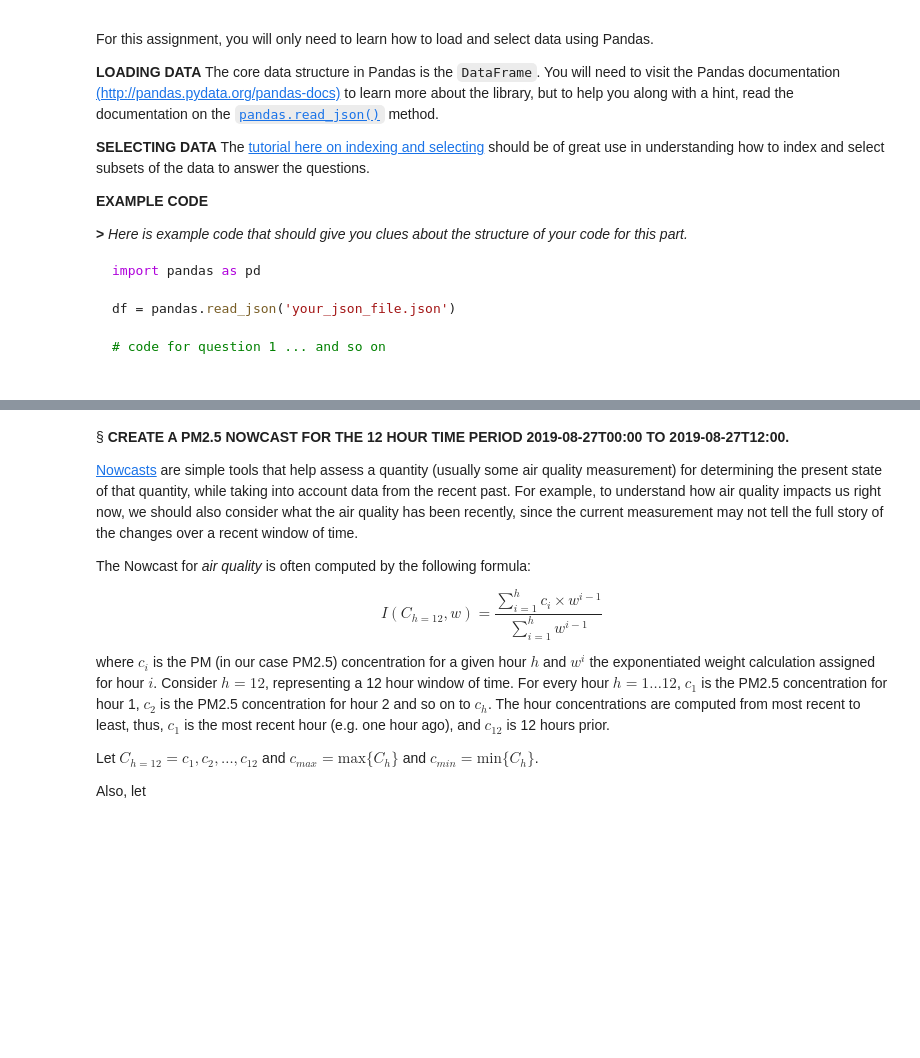
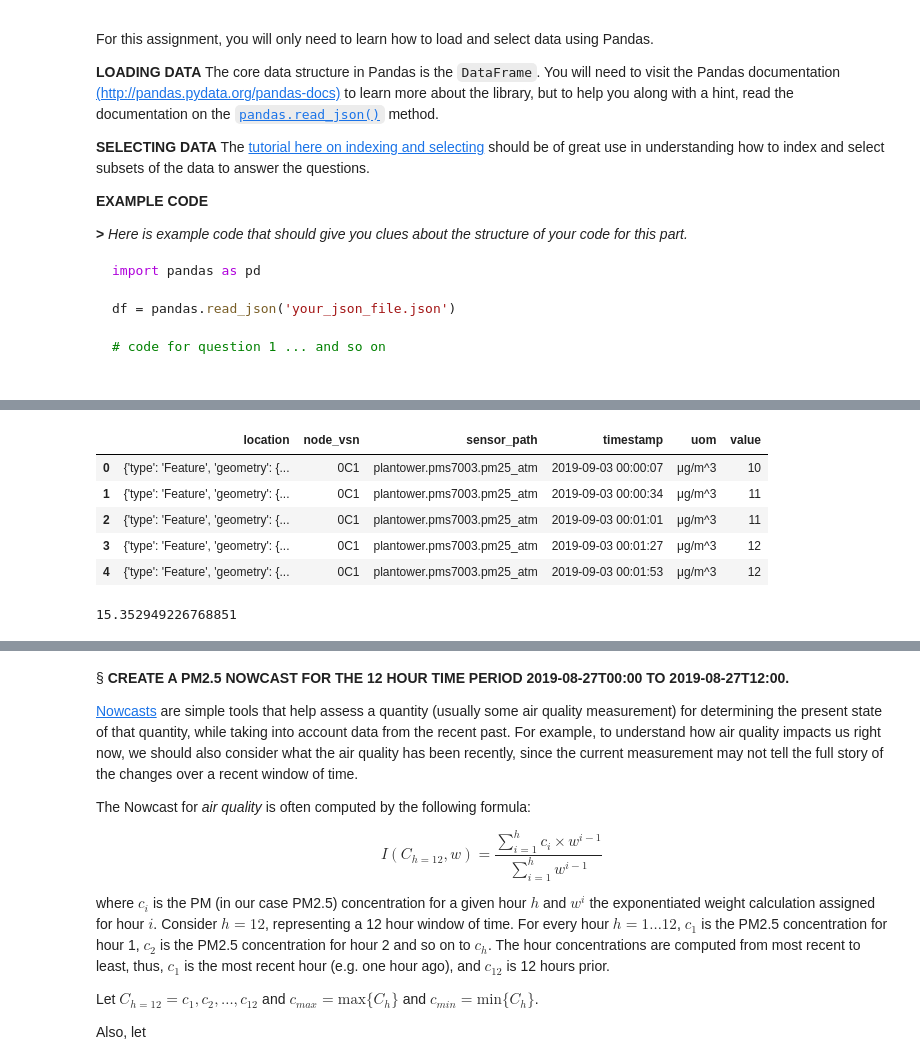
Before and after one commit to chezka-sino/mcis6273_f19_datamining, a Jupyter notebook: homework/hw0/hw0.ipynb, the cells around one changed output, grey strips where cells are left out. Cells and saved outputs as stored; diff of their text form; code cells hidden in the pictures; blank space fills up the shorter version.

```diff
--- a/homework/hw0/hw0.ipynb
+++ b/homework/hw0/hw0.ipynb
@@ -488,3 +542,17 @@ df = pandas.read_json('your_json_file.json')
+# %%
+df_25 = pd.read_json('0c1.pm25.2019-08-31.json')
+df_25.head()
+# %% [output]
+|  | location | node_vsn | sensor_path | timestamp | uom | value |
+| 0 | {'type': 'Feature', 'geometry': {... | 0C1 | plantower.pms7003.pm25_atm | 2019-09-03 00:00:07 | μg/m^3 | 10 |
+| 1 | {'type': 'Feature', 'geometry': {... | 0C1 | plantower.pms7003.pm25_atm | 2019-09-03 00:00:34 | μg/m^3 | 11 |
+| 2 | {'type': 'Feature', 'geometry': {... | 0C1 | plantower.pms7003.pm25_atm | 2019-09-03 00:01:01 | μg/m^3 | 11 |
+| 3 | {'type': 'Feature', 'geometry': {... | 0C1 | plantower.pms7003.pm25_atm | 2019-09-03 00:01:27 | μg/m^3 | 12 |
+| 4 | {'type': 'Feature', 'geometry': {... | 0C1 | plantower.pms7003.pm25_atm | 2019-09-03 00:01:53 | μg/m^3 | 12 |
+# %%
+print(df_10['value'].mean())
+# %% [output]
+15.352949226768851
 # %% [markdown]
 &#167;  **BUILD A GRAPH OF EACH PM DATA SET (WITH A PANDAS DATAFRAME)**
 
```
Also changed, not shown: parts of 7 cells of this notebook, 3 other files.
